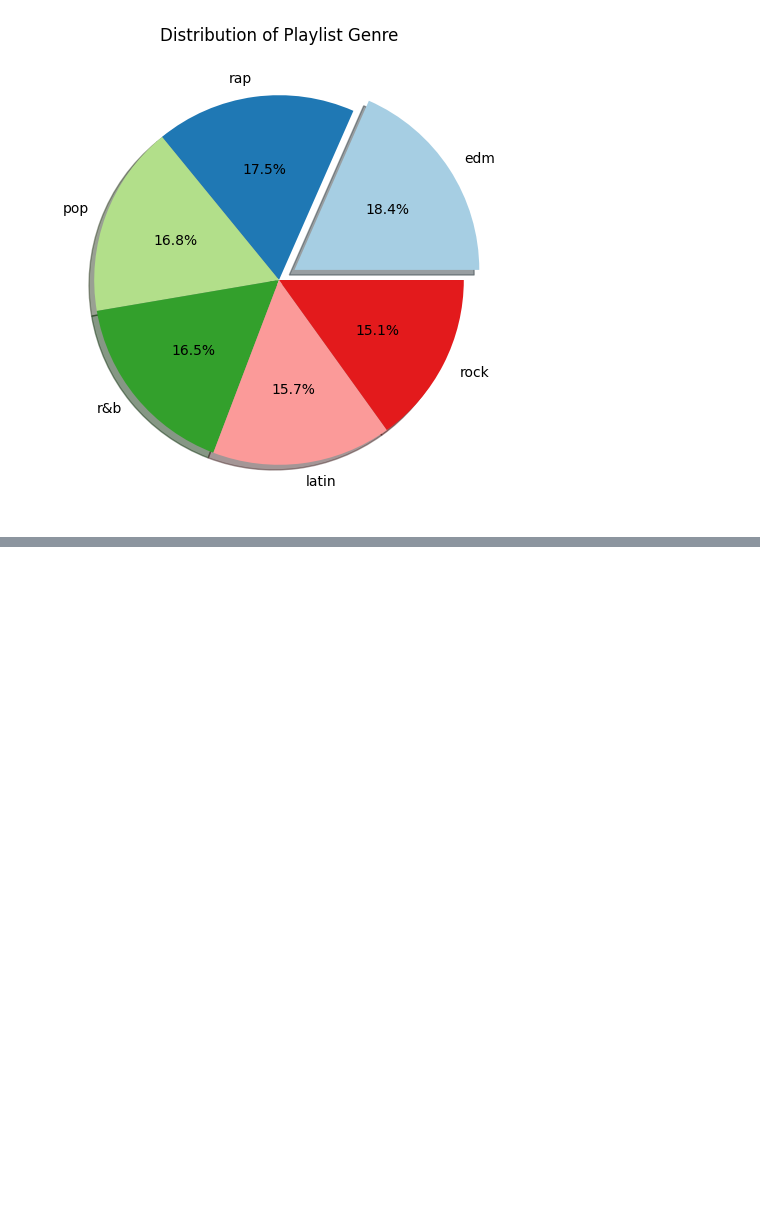
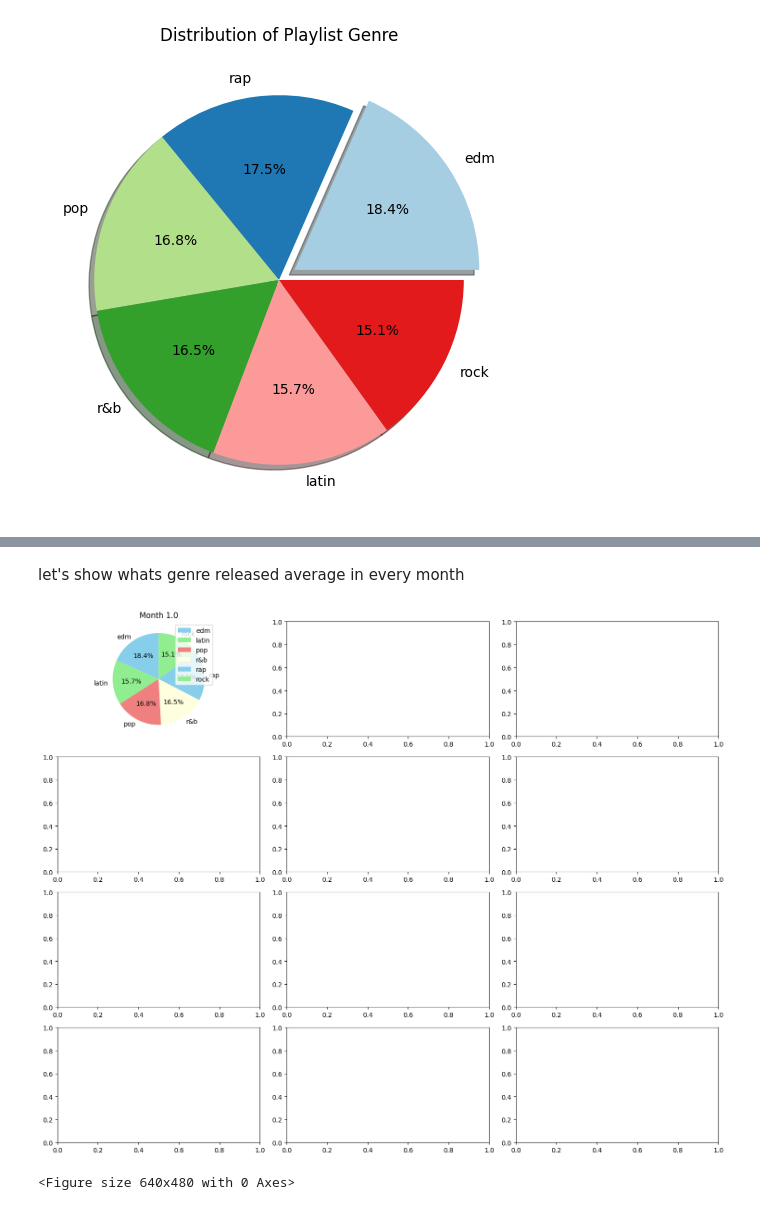
Before and after one commit to xyzaraa/spotify-analysis, a Jupyter notebook: BigData_Project.ipynb, the cells around one changed output, grey strips where cells are left out. Drawn from its saved outputs; the diff is of its cells as text; code cells hidden in the pictures; blank space fills up the shorter version.

```diff
--- a/BigData_Project.ipynb
+++ b/BigData_Project.ipynb
@@ -334,0 +281,21 @@ plt.show()
+# %% [markdown]
+let's show whats genre released average in every month
+# %%
+months = range(1,13)
+genre_months = df.groupby(['release_month', 'playlist_genre']).size().unstack(fill_value=0)
+fig, ax = plt.subplots(4,3, figsize=(15,12))
+ax = ax.flatten()
+for i, month in enumerate(genre_months.index):
+    genre_data = genre_months.loc[month]  # Mengambil data genre untuk bulan ini
+    genre_data.plot(kind='pie', ax=ax[i], colors=['skyblue', 'lightgreen', 'lightcoral', 'lightyellow'],
+                    autopct='%1.1f%%', startangle=90, legend=True)
+    ax[i].set_title(f'Month {month}')  # Menambahkan judul bulan
+    ax[i].set_ylabel('')  # Menghilangkan label sumbu y
+
+plt.tight_layout()
+plt.show()
+plt.tight_layout()
+plt.show()
+# %% [output]
+[figure, added]
+<Figure size 640x480 with 0 Axes>
```
Also changed, not shown: parts of 25 cells of this notebook.
